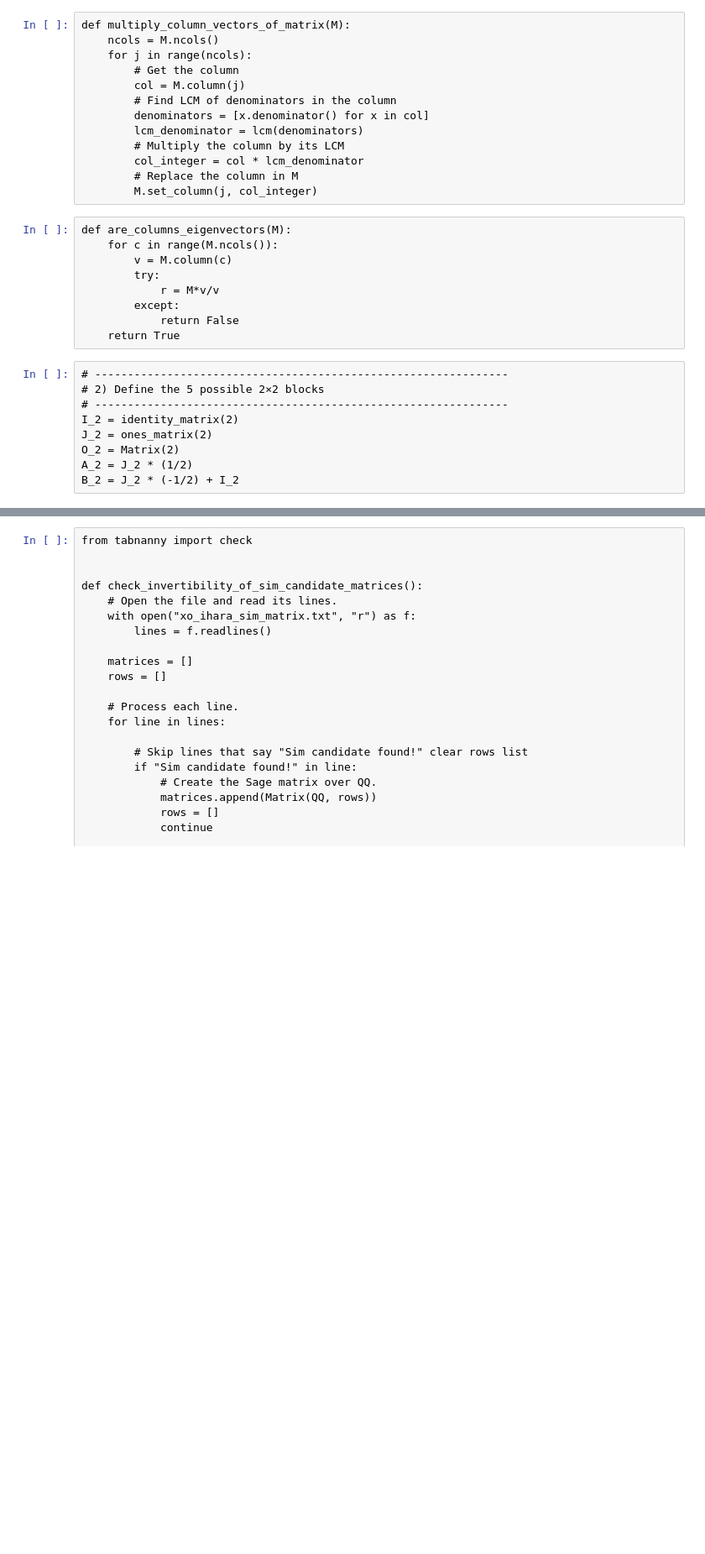
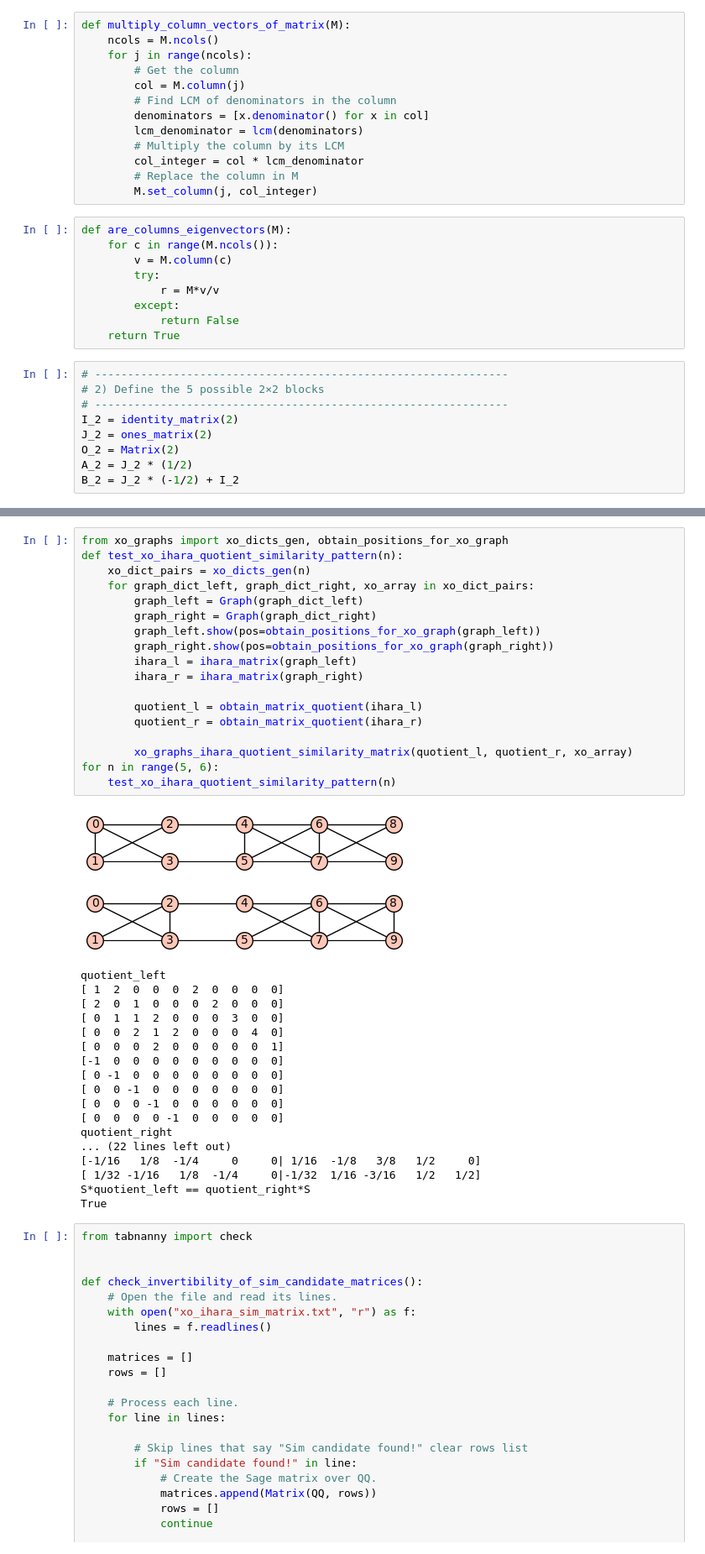
Before and after one commit to davizacheu/Spectral-Graph-Theory-Research, a Jupyter notebook: NB_Functions.ipynb, the cells around one changed output, grey strips where cells are left out. Shown: that part at 84% size. Saved outputs shown, nothing was run; the diff lists cells and outputs as text; blank space fills up the shorter version.

```diff
--- a/NB_Functions.ipynb
+++ b/NB_Functions.ipynb
@@ -743,3 +710,41 @@ LS == SR: False
+# %%
+from xo_graphs import xo_dicts_gen, obtain_positions_for_xo_graph
+def test_xo_ihara_quotient_similarity_pattern(n):
+    xo_dict_pairs = xo_dicts_gen(n)
+    for graph_dict_left, graph_dict_right, xo_array in xo_dict_pairs:
+        graph_left = Graph(graph_dict_left)
+        graph_right = Graph(graph_dict_right)
+        graph_left.show(pos=obtain_positions_for_xo_graph(graph_left))
+        graph_right.show(pos=obtain_positions_for_xo_graph(graph_right))
+        ihara_l = ihara_matrix(graph_left)
+        ihara_r = ihara_matrix(graph_right)
+
+        quotient_l = obtain_matrix_quotient(ihara_l)
+        quotient_r = obtain_matrix_quotient(ihara_r)
+
+        xo_graphs_ihara_quotient_similarity_matrix(quotient_l, quotient_r, xo_array)
+for n in range(5, 6):
+    test_xo_ihara_quotient_similarity_pattern(n)
+# %% [output]
+[figure, added]
+[figure, added]
+quotient_left
+[ 1  2  0  0  0  2  0  0  0  0]
+[ 2  0  1  0  0  0  2  0  0  0]
+[ 0  1  1  2  0  0  0  3  0  0]
+[ 0  0  2  1  2  0  0  0  4  0]
+[ 0  0  0  2  0  0  0  0  0  1]
+[-1  0  0  0  0  0  0  0  0  0]
+[ 0 -1  0  0  0  0  0  0  0  0]
+[ 0  0 -1  0  0  0  0  0  0  0]
+[ 0  0  0 -1  0  0  0  0  0  0]
+[ 0  0  0  0 -1  0  0  0  0  0]
+quotient_right
+... (22 lines left out)
+[-1/16   1/8  -1/4     0     0| 1/16  -1/8   3/8   1/2     0]
+[ 1/32 -1/16   1/8  -1/4     0|-1/32  1/16 -3/16   1/2   1/2]
+S*quotient_left == quotient_right*S
+True
 # %%
 from tabnanny import check
 
```
Also changed, not shown: parts of 3 cells of this notebook, 5 other files.
